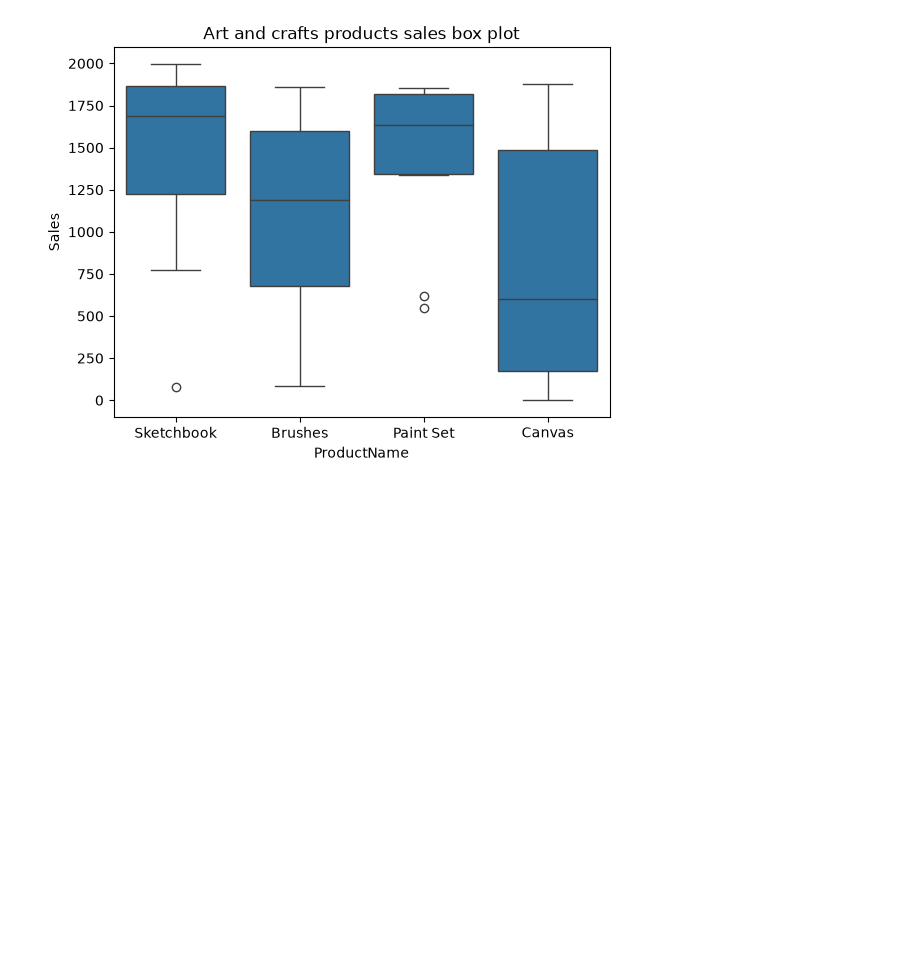
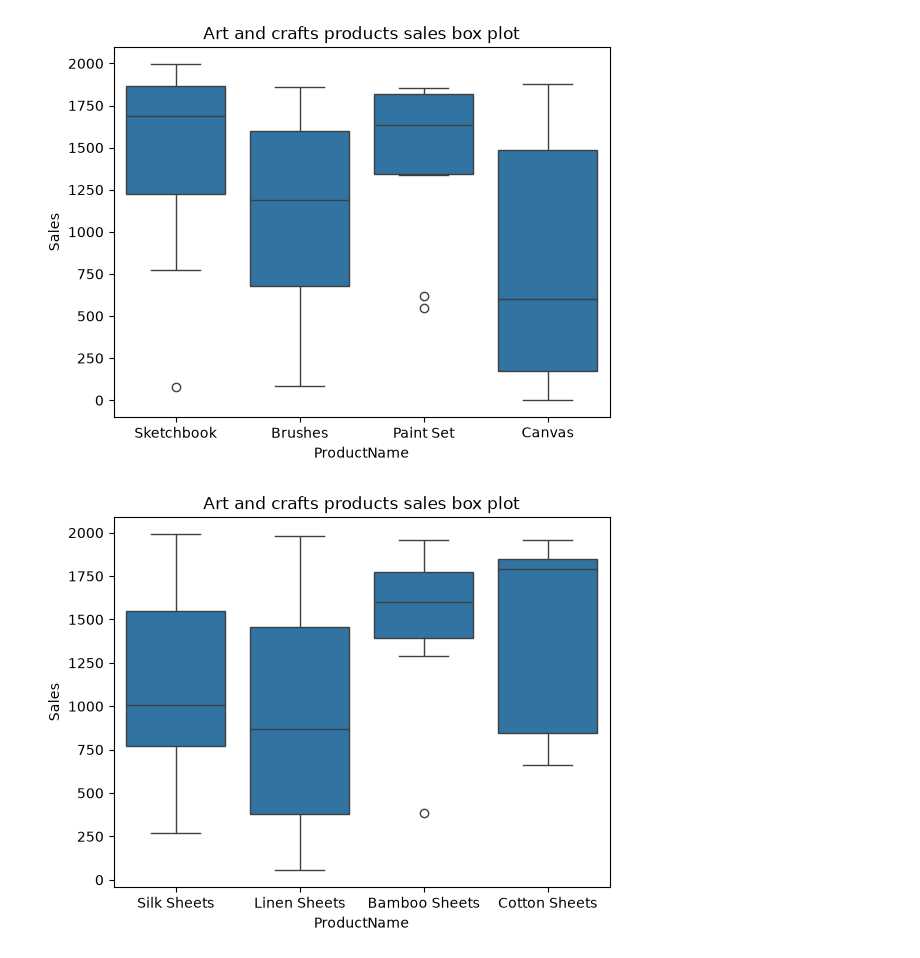
Before and after one commit to Reyal335/SQL-and-EDA--E-Commerce-Business-Questions, a Jupyter notebook: notebooks/02_tests.ipynb, the cells around one changed output. Saved outputs shown, nothing was run; the diff lists cells and outputs as text; code cells hidden in the pictures; blank space fills up the shorter version.

```diff
--- a/notebooks/02_tests.ipynb
+++ b/notebooks/02_tests.ipynb
@@ -174,3 +174,19 @@ plt.title(label="Art and crafts products sales box plot")
 plt.show()
 # %% [output]
 [figure]
+# %%
+# KW Test on the best performing category
+
+acm = df[df["Category"] == 'Bedsheets']
+
+# Count of every product name
+
+acm.groupby("ProductName")["ProductName"].count()
+
+
+sns.boxplot(data=acm, x='ProductName', y='Sales')
+
+plt.title(label="Art and crafts products sales box plot")
+plt.show()
+# %% [output]
+[figure, added]
```
Also changed, not shown: 1 other file.
